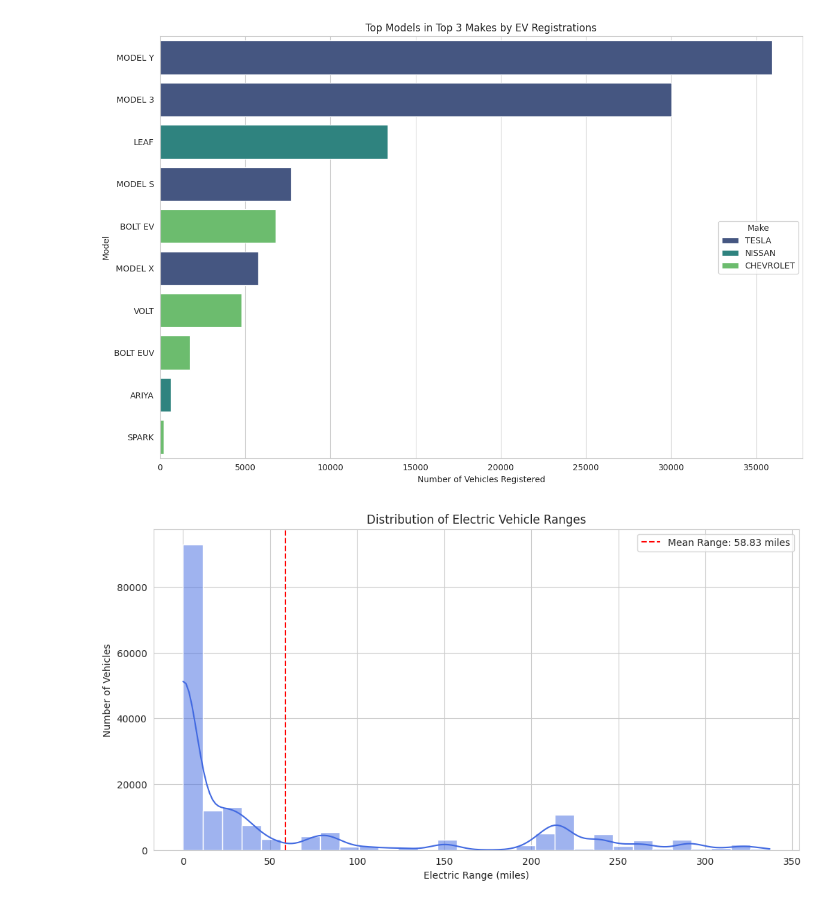
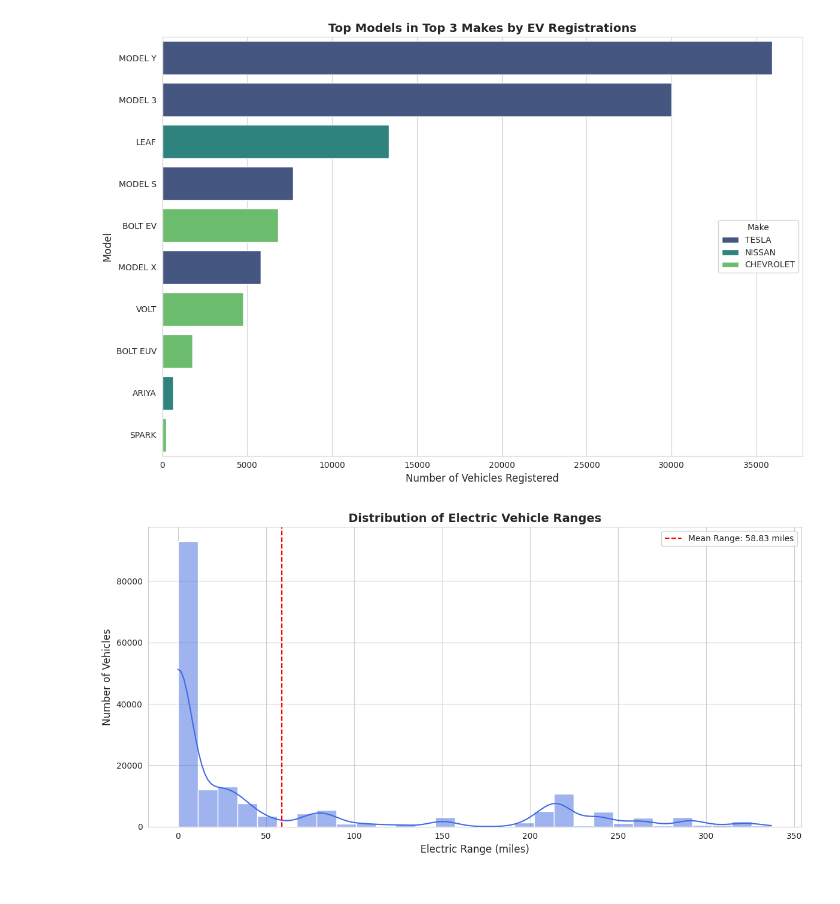
Before and after one commit to Nazaboy/EV_Market_Population_Analysis, a Jupyter notebook: EV_Market.ipynb, the cells around one changed output. Saved outputs shown, nothing was run; the diff lists cells and outputs as text; code cells hidden in the pictures.

```diff
--- a/EV_Market.ipynb
+++ b/EV_Market.ipynb
@@ -166,44 +188,60 @@ Passing `palette` without assigning `hue` is deprecated and will be removed in v
 # %%
-# selecting the top 3 manufacturers based on the number of vehicles registered
-top_3_makes = ev_make_distribution.head(3).index
+# Verify if 'Make' and 'Model' columns are available and contain data
+if 'Make' in ev_data.columns and 'Model' in ev_data.columns:
+    # Selecting the top 3 manufacturers by vehicle registrations
+    top_3_makes = ev_make_distribution.head(3).index
+    top_makes_data = ev_data[ev_data['Make'].isin(top_3_makes)]
 
-# filtering the dataset for these top manufacturers
-top_makes_data = ev_data[ev_data['Make'].isin(top_3_makes)]
+    # Analyze distribution of EV models within these top manufacturers
+    ev_model_distribution_top_makes = (top_makes_data.groupby(['Make', 'Model'])
+                                       .size()
+                                       .sort_values(ascending=False)
+                                       .reset_index(name='Number of Vehicles'))
 
-# analyzing the popularity of EV models within these top manufacturers
-ev_model_distribution_top_makes = top_makes_data.groupby(['Make', 'Model']).size().sort_values(ascending=False).reset_index(name='Number of Vehicles')
+    # Limit visualization to the top 10 models for clarity
+    top_models = ev_model_distribution_top_makes.head(10)
 
-# visualizing the top 10 models across these manufacturers for clarity
-top_models = ev_model_distribution_top_makes.head(10)
+    # Set up the plot for the top models in the top 3 makes
+    plt.figure(figsize=(12, 8))
+    sns.barplot(x='Number of Vehicles', y='Model', hue='Make', data=top_models, palette="viridis")
 
-plt.figure(figsize=(12, 8))
-sns.barplot(x='Number of Vehicles', y='Model', hue='Make', data=top_models, palette="viridis")
-plt.title('Top Models in Top 3 Makes by EV Registrations')
-plt.xlabel('Number of Vehicles Registered')
-plt.ylabel('Model')
-plt.legend(title='Make', loc='center right')
-plt.tight_layout()
-plt.show()
+    # Add title and labels
+    plt.title('Top Models in Top 3 Makes by EV Registrations', fontsize=14, weight='bold')
+    plt.xlabel('Number of Vehicles Registered', fontsize=12)
+    plt.ylabel('Model', fontsize=12)
+
+    # Customize legend and layout
+    plt.legend(title='Make', loc='center right')
+    plt.tight_layout()
+    plt.show()
+else:
+    print("Required columns 'Make' and 'Model' are missing or contain no data.")
 # %% [output]
-[figure, old version]
+[figure, new version]
 # %%
-# Assuming ev_data is a pandas DataFrame and already defined
+# Check if 'Electric Range' column exists and contains data
+if 'Electric Range' in ev_data.columns and not ev_data['Electric Range'].isnull().all():
+    # Set up the plot for the distribution of electric vehicle ranges
+    plt.figure(figsize=(12, 6))
+    sns.histplot(ev_data['Electric Range'], bins=30, kde=True, color='royalblue')
 
-plt.figure(figsize=(12, 6))
-sns.histplot(ev_data['Electric Range'], bins=30, kde=True, color='royalblue')
-plt.title('Distribution of Electric Vehicle Ranges')
-plt.xlabel('Electric Range (miles)')
-plt.ylabel('Number of Vehicles')
+    # Add title and labels with improved formatting
+    plt.title('Distribution of Electric Vehicle Ranges', fontsize=14, weight='bold')
+    plt.xlabel('Electric Range (miles)', fontsize=12)
+    plt.ylabel('Number of Vehicles', fontsize=12)
 
-# Adding a vertical line for the mean value
-mean_range = ev_data['Electric Range'].mean()
-plt.axvline(mean_range, color='red', linestyle='--', label=f'Mean Range: {mean_range:.2f} miles')
+    # Calculate and display the mean electric range
+    mean_range = ev_data['Electric Range'].mean()
+    plt.axvline(mean_range, color='red', linestyle='--', label=f'Mean Range: {mean_range:.2f} miles')
 
-# Adding the legend
-plt.legend()
+    # Add legend
+    plt.legend(loc='upper right')
 
-# Displaying the plot
-plt.show()
+    # Display the plot
+    plt.tight_layout()
+    plt.show()
+else:
+    print("The 'Electric Range' column is missing or contains no data.")
 # %% [output]
-[figure, old version]
+[figure, new version]
 # %%
```
Also changed, not shown: parts of 18 cells of this notebook, 3 other files.
